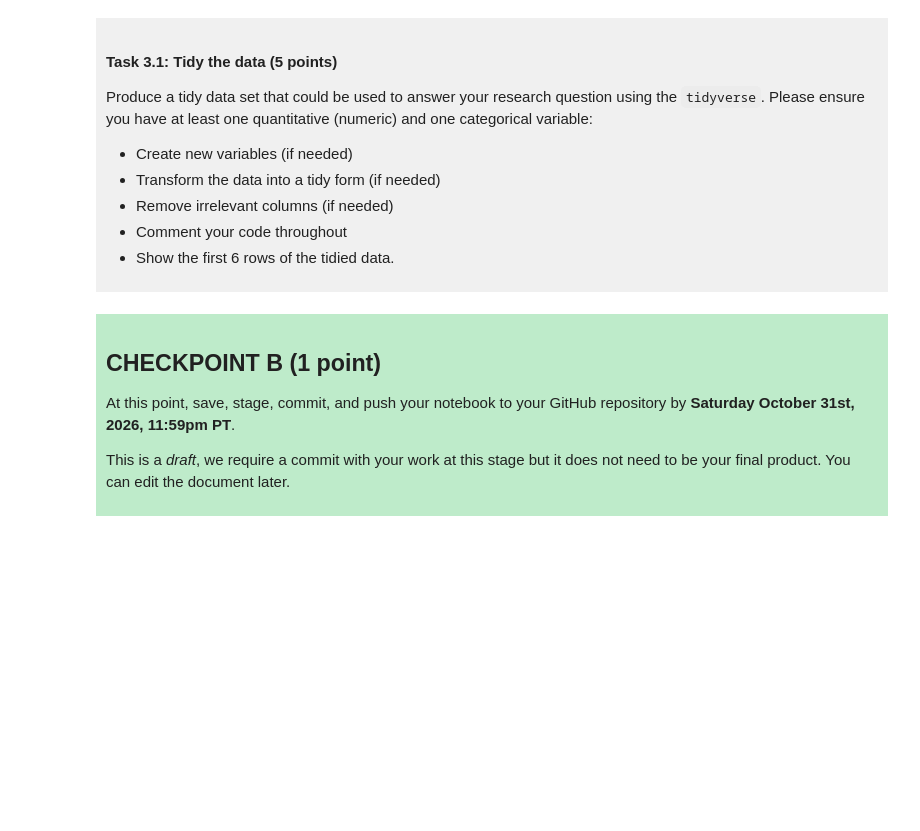
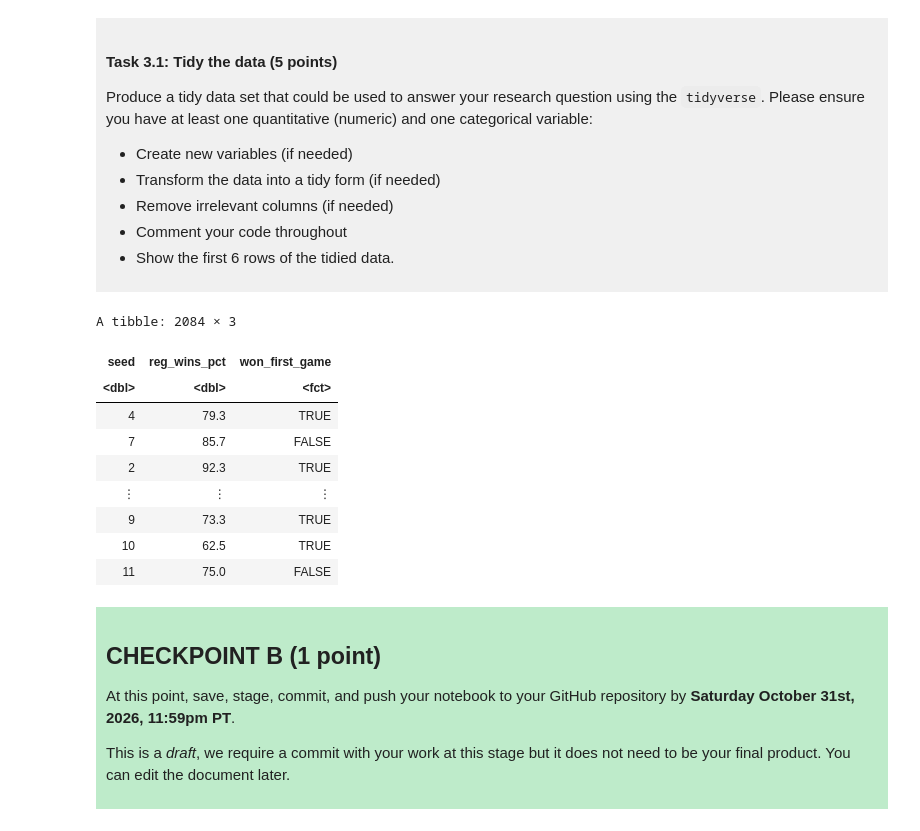
Before and after one commit to jnschieck/dsci-100-project-jaymen-schieck, a Jupyter notebook: dsci-100-project-notebook.ipynb, the cells around one changed output. Saved outputs shown, nothing was run; the diff lists cells and outputs as text; code cells hidden in the pictures; blank space fills up the shorter version.

```diff
--- a/dsci-100-project-notebook.ipynb
+++ b/dsci-100-project-notebook.ipynb
@@ -189,7 +213,22 @@ Produce a tidy data set that could be used to answer your research question usin
 
 </div>
 # %%
-### EDIT THIS CODE CELL ###
+tidy_data <- basketball_data |> #tidy data for the research question
+    mutate(won_first_game = as_factor(tourney_wins >= 1)) |> #create a column that has a categorical outcome for if a team won or lost the first game of the tournament (TRUE/FALSE)
+    select(seed, reg_wins_pct, won_first_game) |> #select only the columns needed to answer the research question
+    filter(seed > 0, !is.na(seed), !is.na(reg_wins_pct)) #removes the teams seeded 0 and rows with missing data
+tidy_data
+# %% [output]
+A tibble: 2084 × 3
+| seed | reg_wins_pct | won_first_game |
+| <dbl> | <dbl> | <fct> |
+| 4 | 79.3 | TRUE |
+| 7 | 85.7 | FALSE |
+| 2 | 92.3 | TRUE |
+| ⋮ | ⋮ | ⋮ |
+| 9 | 73.3 | TRUE |
+| 10 | 62.5 | TRUE |
+| 11 | 75.0 | FALSE |
 # %% [markdown]
 <div style="background-color: #beebca; padding: 10px;">
 
```
Also changed, not shown: parts of 4 cells of this notebook.
